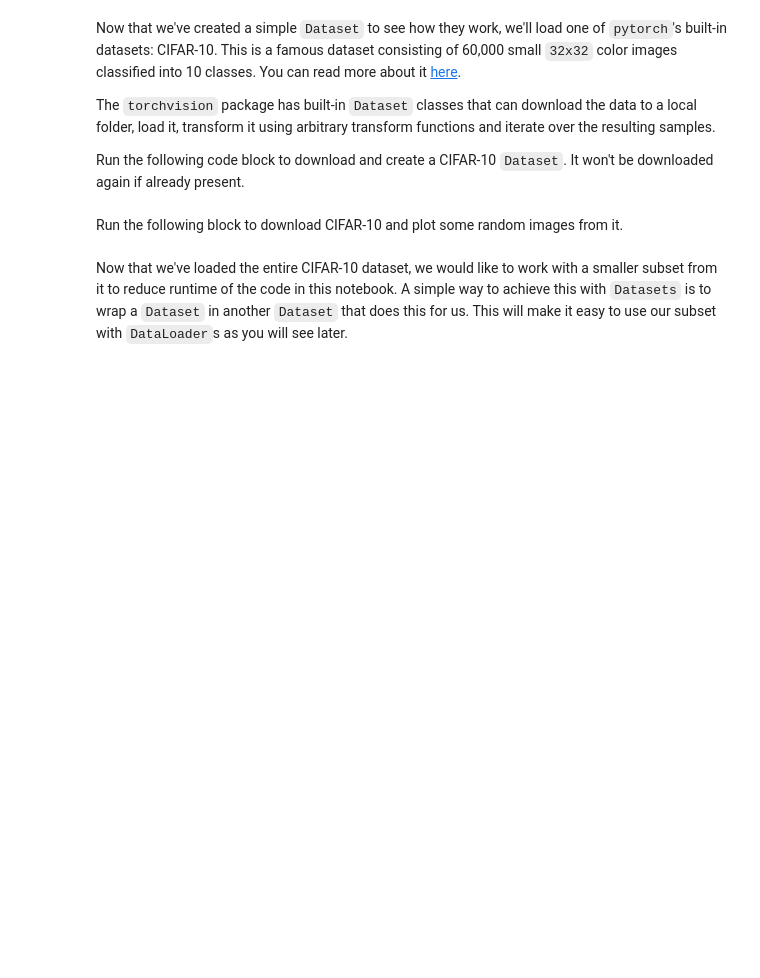
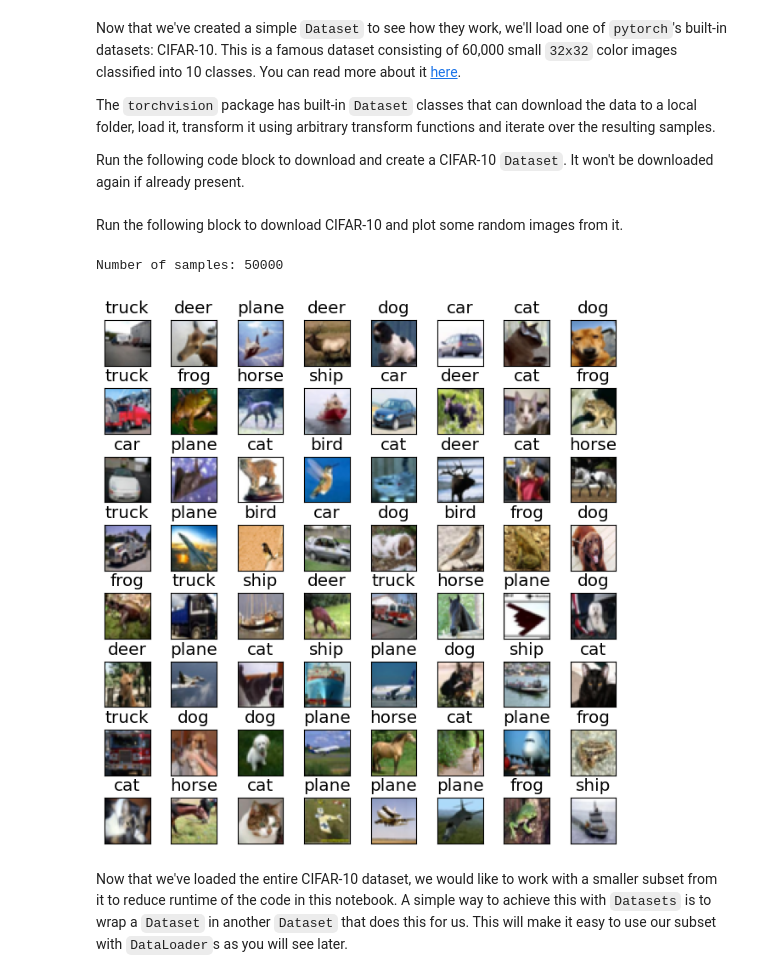
Before and after one commit to Tydox/cs236781-assignments, a Jupyter notebook: hw1/Code Files/Part1_Datasets.ipynb, the cells around one changed output. Saved outputs shown, nothing was run; the diff lists cells and outputs as text; code cells hidden in the pictures; blank space fills up the shorter version.

```diff
--- a/hw1/Code Files/Part1_Datasets.ipynb
+++ b/hw1/Code Files/Part1_Datasets.ipynb
@@ -181,22 +184,22 @@ Run the following block to download CIFAR-10 and plot some random images from it
 # %%
 import os
 import torchvision
 import torchvision.transforms as tvtf
 
 cfar10_labels = ('plane', 'car', 'bird', 'cat', 'deer', 'dog', 'frog', 'horse', 'ship', 'truck')
 data_root = os.path.expanduser('~/.pytorch-datasets')
 
-cifar10_train_ds = torchvision.datasets.CIFAR10(
-    root=data_root, download=True, train=True,
-    transform=tvtf.ToTensor()
-)
+cifar10_train_ds = torchvision.datasets.CIFAR10(root=data_root, download=True, train=True,transform=tvtf.ToTensor())
 
 print('Number of samples:', len(cifar10_train_ds))
 
 # Plot them with a helper function
 fig, axes = plot.dataset_first_n(cifar10_train_ds, 64,
                                  show_classes=True, class_labels=cfar10_labels,
                                  nrows=8, hspace=0.5)
+# %% [output]
+Number of samples: 50000
+[figure, added]
 # %% [markdown]
 Now that we've loaded the entire CIFAR-10 dataset, we would like to work with a smaller subset
 from it to reduce runtime of the code in this notebook.
```
Also changed, not shown: parts of 4 cells of this notebook, 1 other file.
